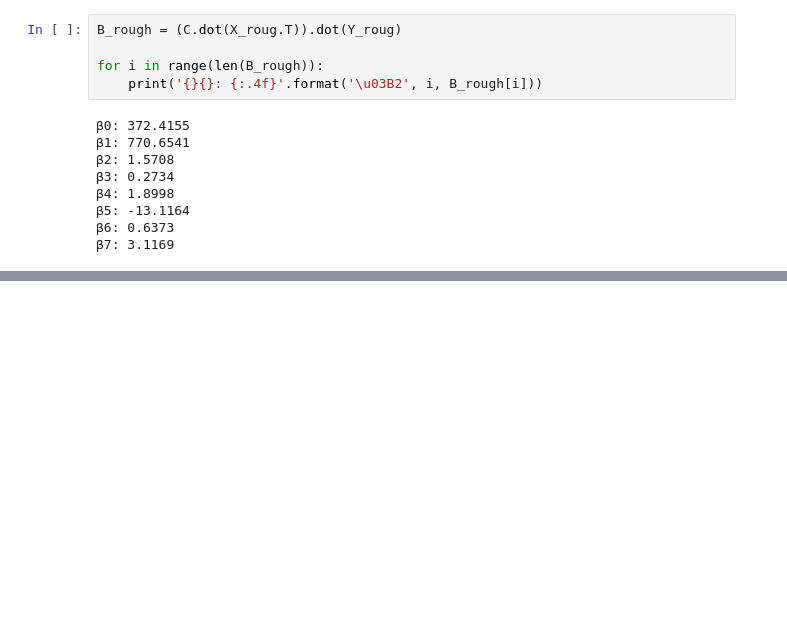
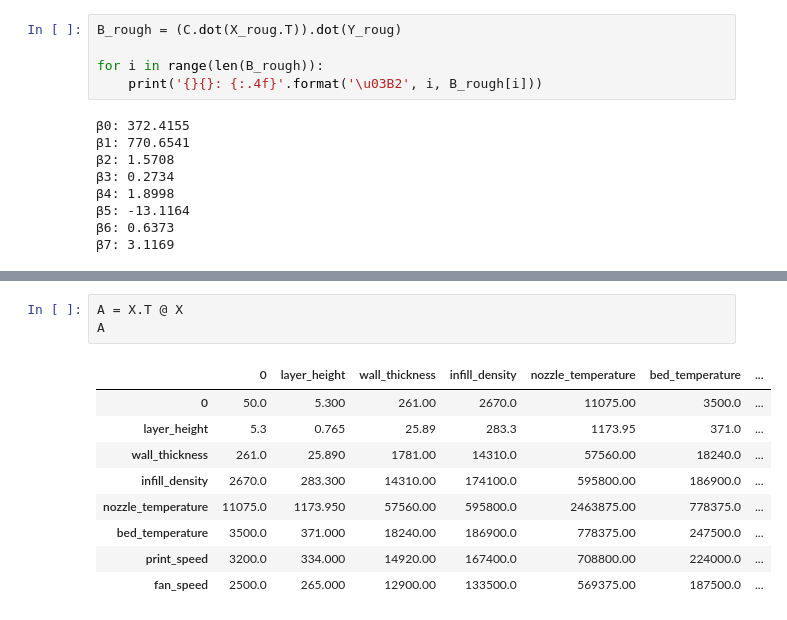
Before and after one commit to Guirubio94/3D-Printer-Analysis, a Jupyter notebook: #02.0-Notebook-Relatorio_de_analise_dos_dados.ipynb, the cells around one changed output, grey strips where cells are left out. Cells and saved outputs as stored; diff of their text form; blank space fills up the shorter version.

```diff
--- a/#02.0-Notebook-Relatorio_de_analise_dos_dados.ipynb
+++ b/#02.0-Notebook-Relatorio_de_analise_dos_dados.ipynb
@@ -436,0 +552,13 @@ var_roug
+# %%
+A = X.T @ X
+A
+# %% [output]
+|  | 0 | layer_height | wall_thickness | infill_density | nozzle_temperature | bed_temperature | ... |
+| 0 | 50.0 | 5.300 | 261.00 | 2670.0 | 11075.00 | 3500.0 | ... |
+| layer_height | 5.3 | 0.765 | 25.89 | 283.3 | 1173.95 | 371.0 | ... |
+| wall_thickness | 261.0 | 25.890 | 1781.00 | 14310.0 | 57560.00 | 18240.0 | ... |
+| infill_density | 2670.0 | 283.300 | 14310.00 | 174100.0 | 595800.00 | 186900.0 | ... |
+| nozzle_temperature | 11075.0 | 1173.950 | 57560.00 | 595800.0 | 2463875.00 | 778375.0 | ... |
+| bed_temperature | 3500.0 | 371.000 | 18240.00 | 186900.0 | 778375.00 | 247500.0 | ... |
+| print_speed | 3200.0 | 334.000 | 14920.00 | 167400.0 | 708800.00 | 224000.0 | ... |
+| fan_speed | 2500.0 | 265.000 | 12900.00 | 133500.0 | 569375.00 | 187500.0 | ... |
```
Also changed, not shown: parts of 20 cells of this notebook.
